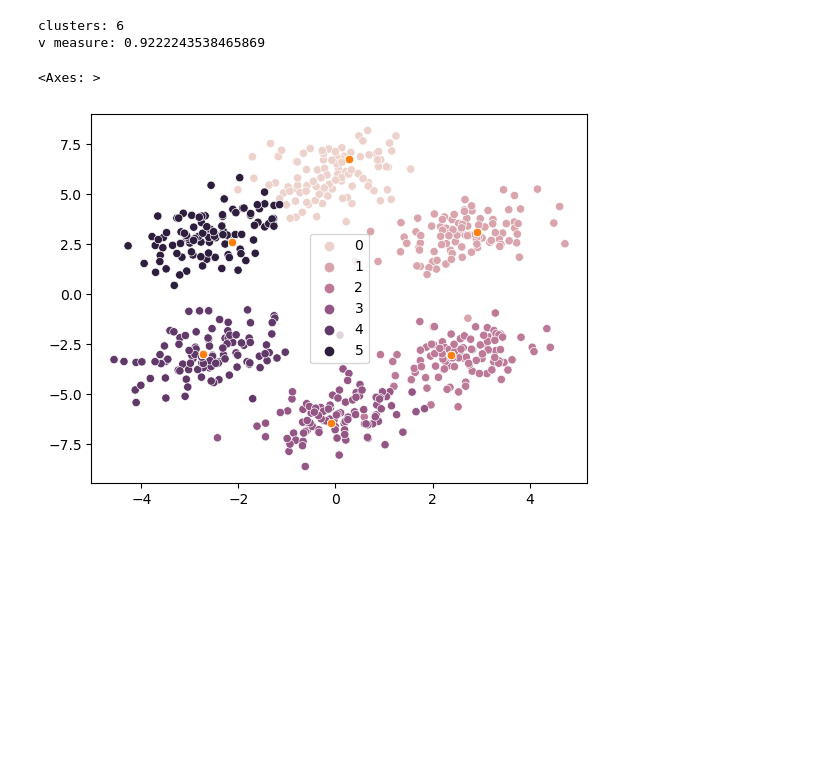
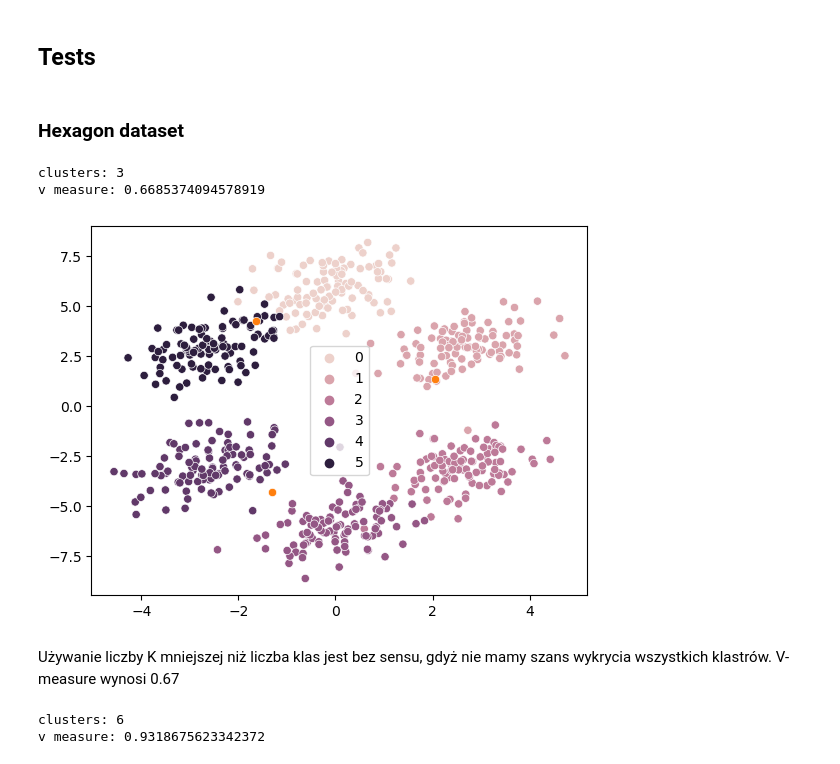
Before and after one commit to tymsoncyferki/MIOwAD, a Jupyter notebook: KOH/koh1.ipynb, the cells around one changed output. Cells and saved outputs as stored; diff of their text form; code cells hidden in the pictures; blank space fills up the shorter version.

```diff
--- a/KOH/koh1.ipynb
+++ b/KOH/koh1.ipynb
@@ -48,6 +48,7 @@ class KOH:
         self.distance_metric = distance_metric
         self.decay_function = decay_function
         self.neighborhood_function = neighborhood_function
+        self.data = None
 
     def random_init(self):
         return np.random.standard_normal(
@@ -90,6 +91,7 @@ class KOH:
         """
         lambda_max: number of iterations
         """
+        self.data = data
         shuffled_data = np.copy(data)
         np.random.shuffle(shuffled_data)
 
@@ -98,4 +100,22 @@ class KOH:
                 bmu_indices = self.find_bmu(x)
                 bmu = self.get_weights(bmu_indices)
                 self.update_weights(x, bmu, t, lambda_max, r, use_nhood_decay)
+
+    def plot_clusters(self, labels, type='hex'):
+        """ labels: pandas series """
+        if type == 'hex':
+            weights_res = self.weights.reshape(-1, 2)
+            sns.scatterplot(x=self.data[:,0], y=self.data[:,1], hue=labels.to_numpy())
+            sns.scatterplot(x=weights_res[:,0], y=weights_res[:,1])
+            plt.show()
+        elif type == 'cube':
+            weights_res = self.weights.reshape(-1, 3)
+            fig = plt.figure()
+            ax = fig.add_subplot(111, projection='3d')
+            ax.scatter(self.data[:,0], self.data[:,1], self.data[:,2], c=labels.to_numpy(), marker='o', alpha=0.2)
+            ax.set_xlabel('X')
+            ax.set_ylabel('Y')
+            ax.set_zlabel('Z')
+            ax.scatter(weights_res[:,0], weights_res[:,1], weights_res[:,2], c='k', alpha=1)
+            plt.show()
 # %% [markdown]
@@ -113,0 +145,2 @@ sns.scatterplot(x=hex_train[:,0], y=hex_train[:,1], hue=hexagon['c'].to_numpy())
+# %% [markdown]
+## Tests
@@ -113,0 +152,2 @@ sns.scatterplot(x=hex_train[:,0], y=hex_train[:,1], hue=hexagon['c'].to_numpy())
+# %% [markdown]
+### Hexagon dataset
@@ -114,18 +156,17 @@ sns.scatterplot(x=hex_train[:,0], y=hex_train[:,1], hue=hexagon['c'].to_numpy())
 # %%
-koh = KOH(2, (30,20))
+koh = KOH(2, (3, 1))
 # %%
-koh.train(hex_train, lambda_max=10, r=1, use_nhood_decay=False)
+koh.train(hex_train, lambda_max=10)
 # %%
 preds = koh.predict(hex_train)
 print('clusters:', len(np.unique(preds)))
 print('v measure:', v_measure_score(hexagon['c'].to_numpy(), preds))
 # %% [output]
-clusters: 6
-v measure: 0.9222243538465869
+clusters: 3
+v measure: 0.6685374094578919
-# %%
-weights_res = koh.weights.reshape(-1, 2)
-sns.scatterplot(x=hex_train[:,0], y=hex_train[:,1], hue=hexagon['c'].to_numpy())
-sns.scatterplot(x=weights_res[:,0], y=weights_res[:,1])
-# %% [output]
-<Axes: >
-[figure, removed]
+# %%
+koh.plot_clusters(labels=hexagon['c'])
+# %% [output]
+[figure, added]
+# %% [markdown]
+Używanie liczby K mniejszej niż liczba klas jest bez sensu, gdyż nie mamy szans wykrycia wszystkich klastrów. V-measure wynosi 0.67
@@ -131,0 +179,7 @@ sns.scatterplot(x=weights_res[:,0], y=weights_res[:,1])
+# %%
+preds = koh.predict(hex_train)
+print('clusters:', len(np.unique(preds)))
+print('v measure:', v_measure_score(hexagon['c'].to_numpy(), preds))
+# %% [output]
+clusters: 6
+v measure: 0.9318675623342372
```
Also changed, not shown: parts of 34 cells of this notebook.
